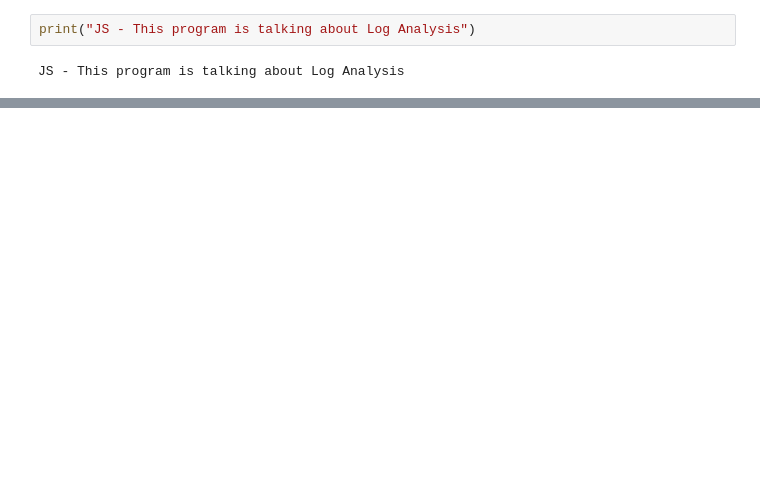
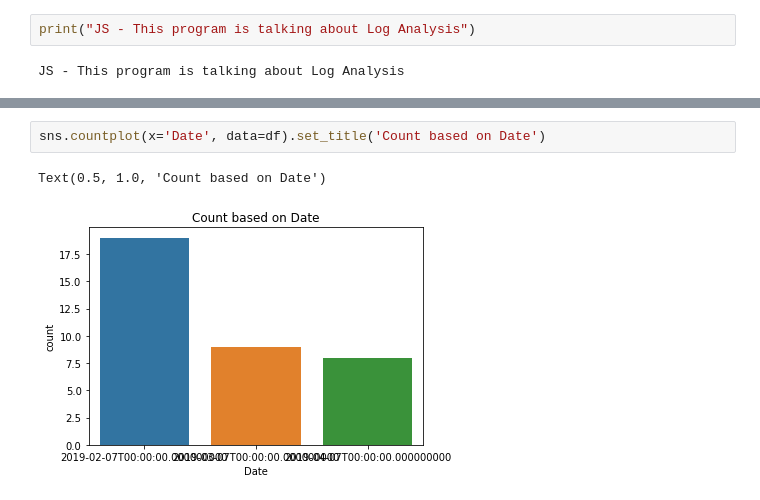
Before and after one commit to SudhakarAnemu/AI-DS-ML-DL-, a Jupyter notebook: LogAnalysis.ipynb, the cells around one changed output, grey strips where cells are left out. Saved outputs shown, nothing was run; the diff lists cells and outputs as text; blank space fills up the shorter version.

```diff
--- a/LogAnalysis.ipynb
+++ b/LogAnalysis.ipynb
@@ -90,0 +294,5 @@ This is our new text file
+# %%
+sns.countplot(x='Date', data=df).set_title('Count based on Date')
+# %% [output]
+Text(0.5, 1.0, 'Count based on Date')
+[figure, added]
```
Also changed, not shown: parts of 28 cells of this notebook.
